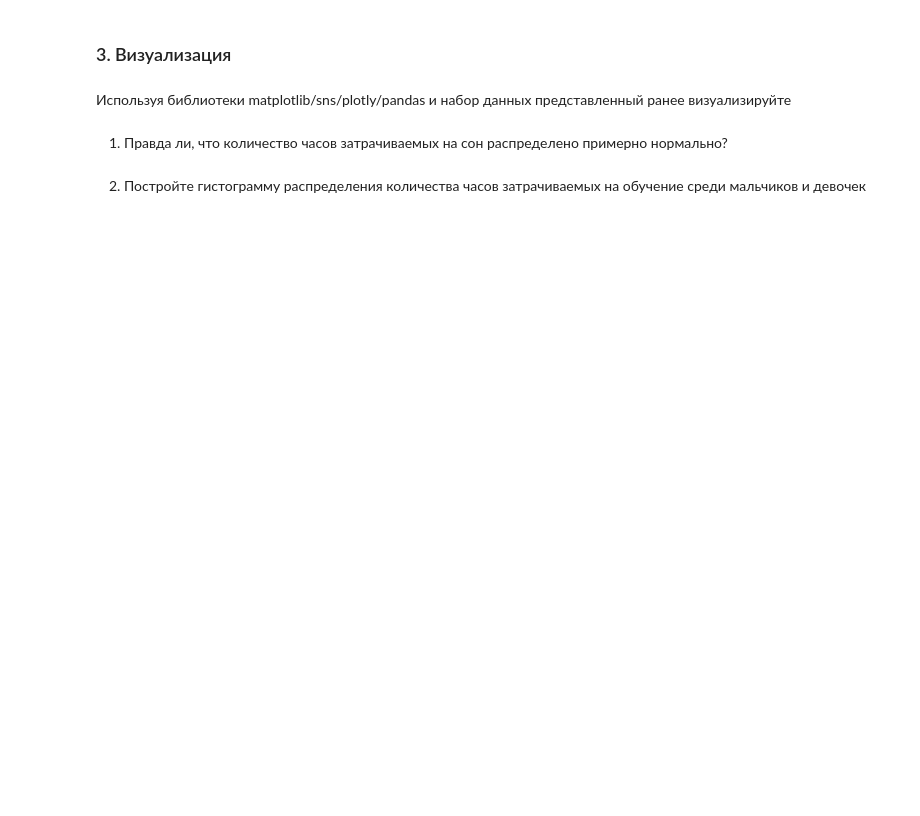
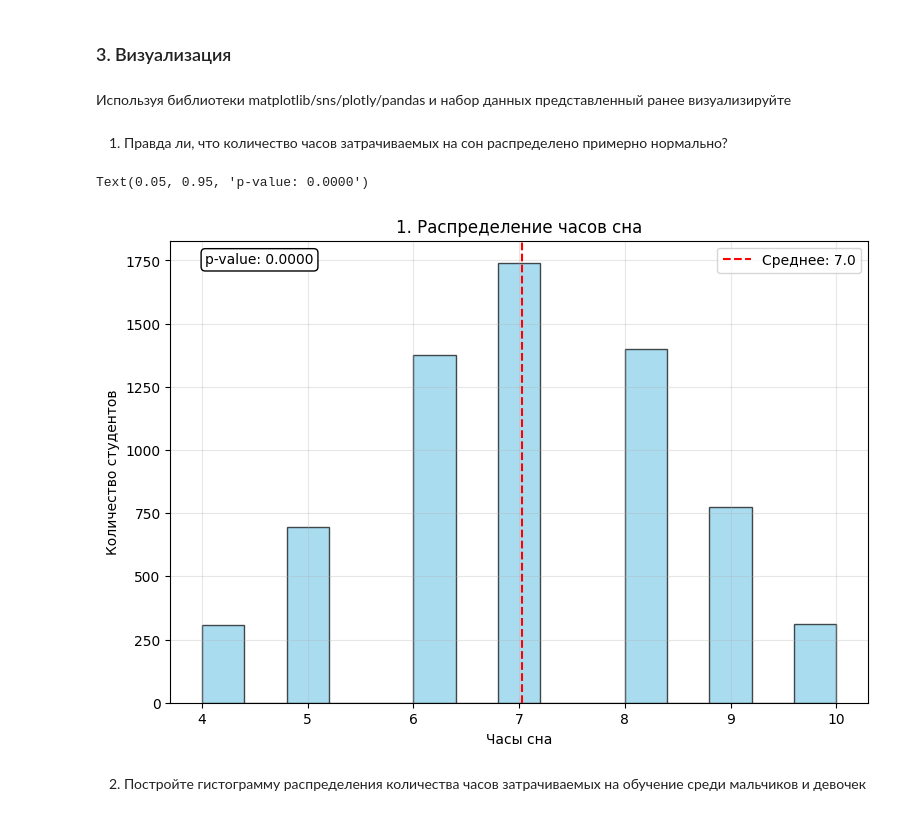
Before and after one commit to nPaBwaYT/MLLabs, a Jupyter notebook: Variant 6/Lab1-6.ipynb, the cells around one changed output. Cells and saved outputs as stored; diff of their text form; code cells hidden in the pictures; blank space fills up the shorter version.

```diff
--- a/Variant 6/Lab1-6.ipynb
+++ b/Variant 6/Lab1-6.ipynb
@@ -70,4 +185,4 @@ import pandas as pd
 # %%
-# Load dataset here
+df = pd.read_csv(path)
 # %% [markdown]
 1. Посчитайте среднее кол-во часов уделяемое на сон студентами
@@ -84,2 +251,9 @@ import pandas as pd
 # %% [markdown]
 7. Правда ли, что слуденты, чьи родители имеют высшее образование(College || Postgraduate), сдают экзамены лучше, чем остальные?
+# %%
+higher_education = ['College', 'Postgraduate']
+
+df['Parent_Higher_Education'] = df['Parental_Education_Level'].isin(higher_education)
+
+higher_ed_scores = df.groupby('Parent_Higher_Education')['Exam_Score'].mean()
+print(higher_ed_scores[True] > higher_ed_scores[False])
@@ -86,2 +262,11 @@ import pandas as pd
 # %% [markdown]
 8. Как влияет участие родителей на результаты экзаменов
+# %%
+involvement_mapping = {'Low': 1, 'Medium': 2, 'High': 3}
+df['Parental_Involvement_Num'] = df['Parental_Involvement'].map(involvement_mapping)
+
+parental_corr = df['Parental_Involvement_Num'].corr(df['Exam_Score'])
+
+parental_scores = df.groupby('Parental_Involvement')['Exam_Score'].mean()
+for level, score in parental_scores.items():
+    print(f"   {level}: {score:.2f}")
@@ -88,2 +277,14 @@ import pandas as pd
 # %% [markdown]
 9. Правда ли, что в семьях с доходом больше среднего дети сдают экзамены лучше?
+# %%
+income_mapping = {'Low': 1, 'Medium': 2, 'High': 3}
+df['Family_Income_Num'] = df['Family_Income'].map(income_mapping)
+
+df['Above_Average_Income'] = df['Family_Income'] == 'High'
+
+income_scores = df.groupby('Family_Income')['Exam_Score'].mean()
+
+high_income_score = income_scores.get('High', 0)
+other_income_score = income_scores[income_scores.index != 'High'].mean()
+
+print(high_income_score > other_income_score)
@@ -96,4 +318,22 @@ import pandas as pd
 # %% [markdown]
 1. Правда ли, что количество часов затрачиваемых на сон распределено примерно нормально?
+# %%
+plt.style.use('default')
+fig, axes = plt.subplots(1, 1, figsize=(9, 6))
+
+axes.hist(df['Sleep_Hours'], bins=15, alpha=0.7, color='skyblue', edgecolor='black')
+axes.axvline(df['Sleep_Hours'].mean(), color='red', linestyle='--', label=f'Среднее: {df["Sleep_Hours"].mean():.1f}')
+axes.set_xlabel('Часы сна')
+axes.set_ylabel('Количество студентов')
+axes.set_title('1. Распределение часов сна')
+axes.legend()
+axes.grid(True, alpha=0.3)
+
+sleep_normality = stats.shapiro(df['Sleep_Hours'])
+axes.text(0.05, 0.95, f'p-value: {sleep_normality.pvalue:.4f}',
+                transform=axes.transAxes, bbox=dict(boxstyle="round,pad=0.3", facecolor="white"))
+# %% [output]
+Text(0.05, 0.95, 'p-value: 0.0000')
+[figure, added]
 # %% [markdown]
 2. Постройте гистограмму распределения количества часов затрачиваемых на обучение среди мальчиков и девочек
```
Also changed, not shown: parts of 29 cells of this notebook.
